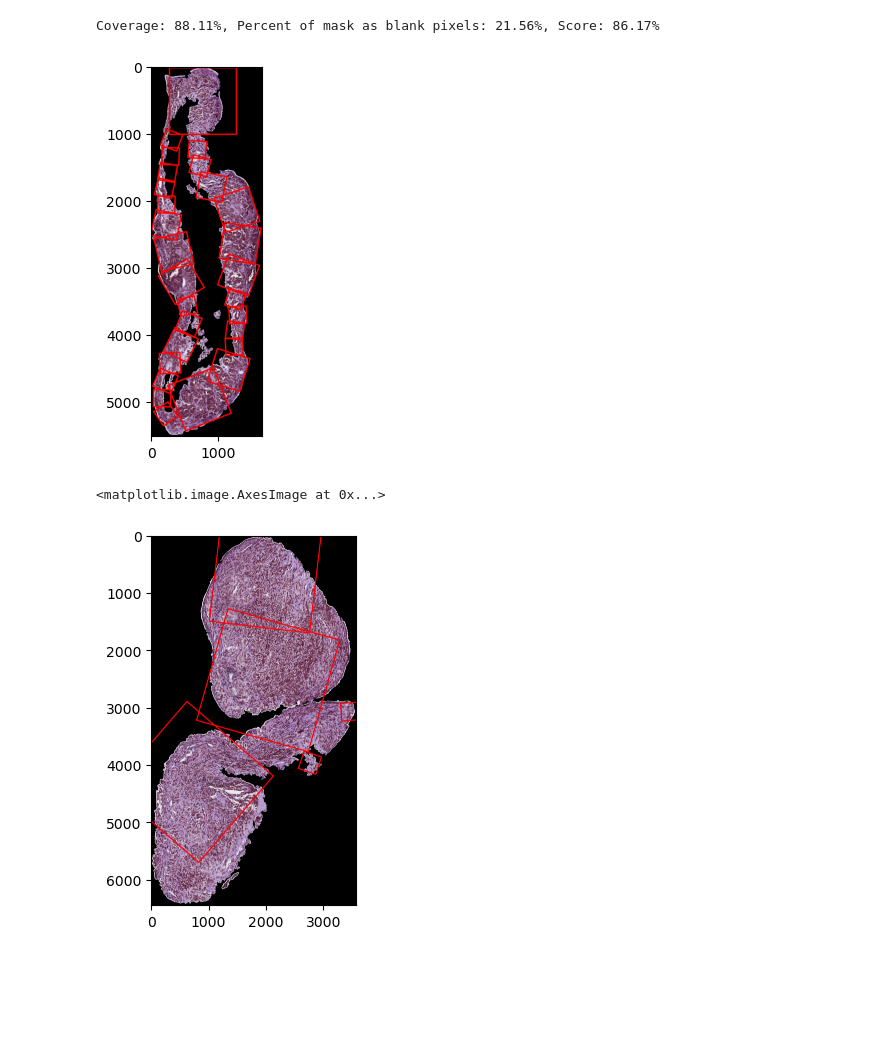
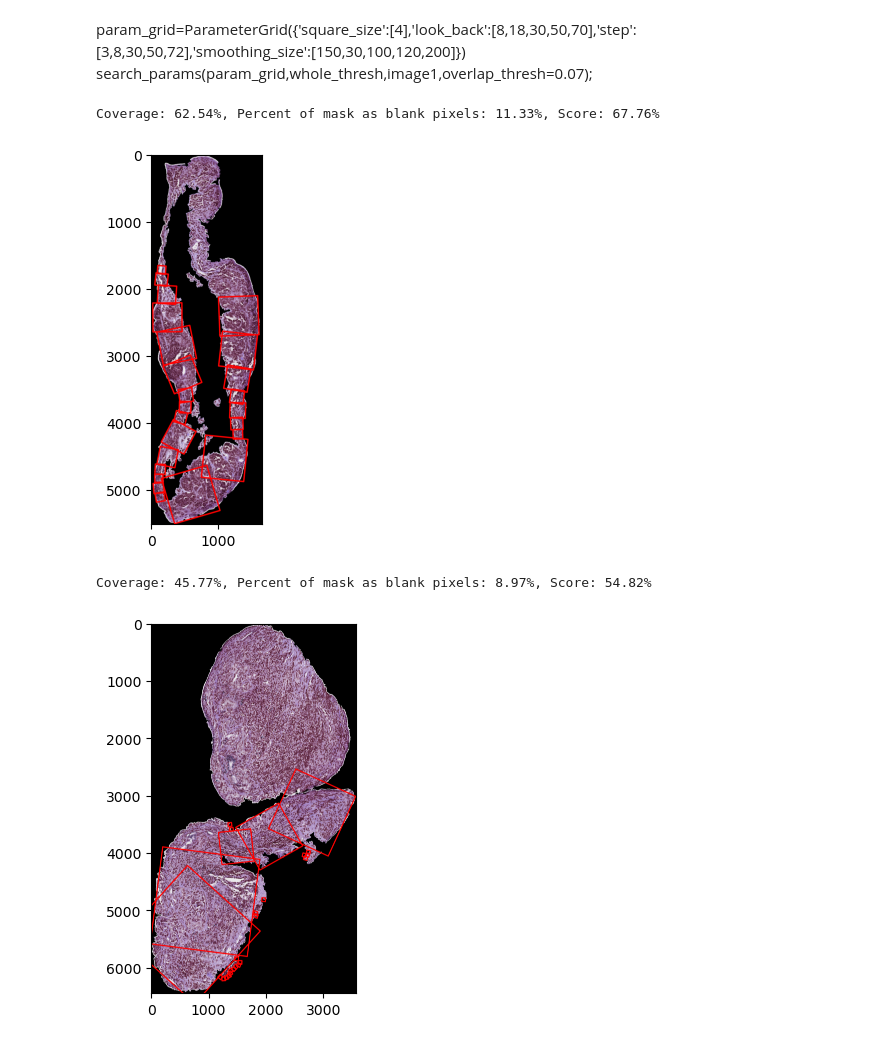
Before and after one commit to arvindkrishna87/STAT390_WI2025, a Jupyter notebook: Presentation 3/Coders/Ryan Lach/Contour_Normal_Toggleable.ipynb, the cells around one changed output. Drawn from its saved outputs; the diff is of its cells as text; code cells hidden in the pictures; blank space fills up the shorter version.

```diff
--- a/Presentation 3/Coders/Ryan Lach/Contour_Normal_Toggleable.ipynb
+++ b/Presentation 3/Coders/Ryan Lach/Contour_Normal_Toggleable.ipynb
@@ -304,25 +374,28 @@ def search_params(param_grid,binary_image,image,overlap_thresh=0.05):
 
     plt.imshow(result_image)
     return result_image,best_contours,best_squares
+# %% [markdown]
+param_grid=ParameterGrid({'square_size':[4],'look_back':[8,18,30,50,70],'step':[3,8,30,50,72],'smoothing_size':[150,30,100,120,200]})
+search_params(param_grid,whole_thresh,image1,overlap_thresh=0.07);
 # %%
 result_image, contour, squares = process_contours(
      image1,
      whole_thresh,
-     square_size=256,
-     step=5,
-     overlap_thresh=0.1,
-     smoothing_size=30,
-     look_back=50,
-     second_pass=True,
-     variable_length=True )
+     square_size=32,
+     step=30,
+     overlap_thresh=0.07,
+     smoothing_size=180,
+     look_back=20,
+     second_pass=False,
+     variable_length=True)
 
 plt.imshow(result_image)
 
 coverage,perc_black_pixels,score=check_metrics(whole_thresh,squares)
 print(f'Coverage: {coverage:.2f}%, Percent of mask as blank pixels: {perc_black_pixels:.2f}%, Score: {score:.2f}%')
 # %% [output]
-Coverage: 88.11%, Percent of mask as blank pixels: 21.56%, Score: 86.17%
+Coverage: 62.54%, Percent of mask as blank pixels: 11.33%, Score: 67.76%
-[figure, old version]
+[figure, new version]
 # %%
 image2=cv2.imread("h2114160 h&e_ROI_1 Epithelia.png")
 
@@ -331,18 +404,20 @@ _,whole_thresh2=cv2.threshold(image2_gray,1,255,cv2.THRESH_BINARY)
 result_image2, contour2, squares2 = process_contours(
      image2,
      whole_thresh2,
-     square_size=256,
+     square_size=64,
      step=250,
      overlap_thresh=0.2,
-     smoothing_size=10,
-     look_back=20,
-     second_pass=True,
+     smoothing_size=300,
+     look_back=200,
+     second_pass=False,
      variable_length=True)
 
 plt.imshow(result_image2)
+coverage,perc_black_pixels,score=check_metrics(whole_thresh2,squares2)
+print(f'Coverage: {coverage:.2f}%, Percent of mask as blank pixels: {perc_black_pixels:.2f}%, Score: {score:.2f}%')
 # %% [output]
-<matplotlib.image.AxesImage at 0x...>
+Coverage: 45.77%, Percent of mask as blank pixels: 8.97%, Score: 54.82%
-[figure, old version]
+[figure, new version]
 # %%
 image3=cv2.imread("h2114154  h&e_ROI_4 Epithelia.png")
 image3_gray = cv2.cvtColor(image3, cv2.COLOR_BGR2GRAY)
```
Also changed, not shown: parts of 5 cells of this notebook, 1 other file.
